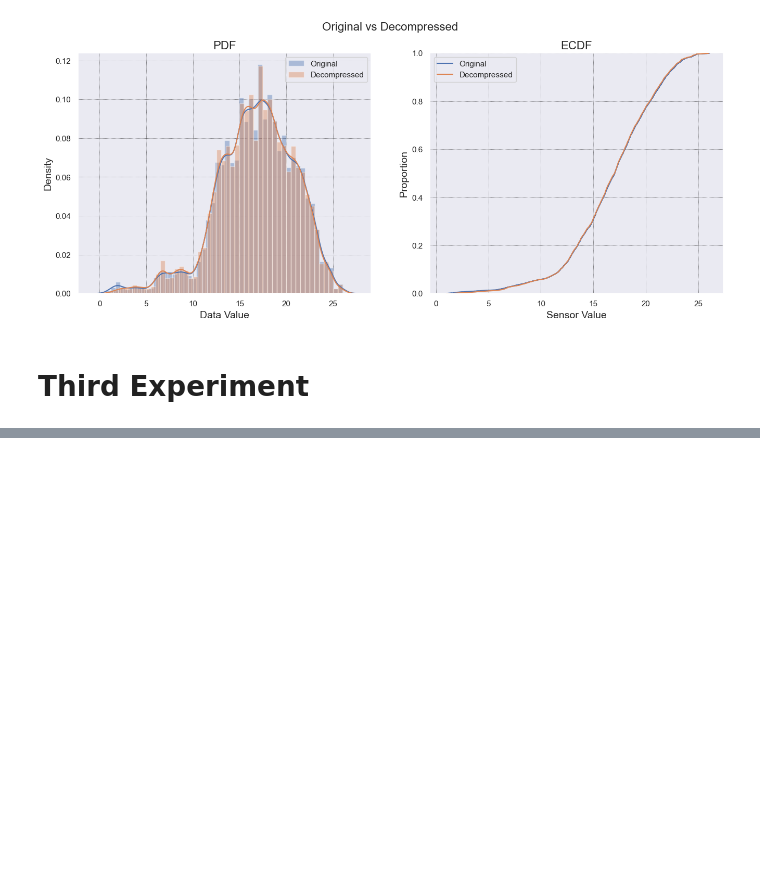
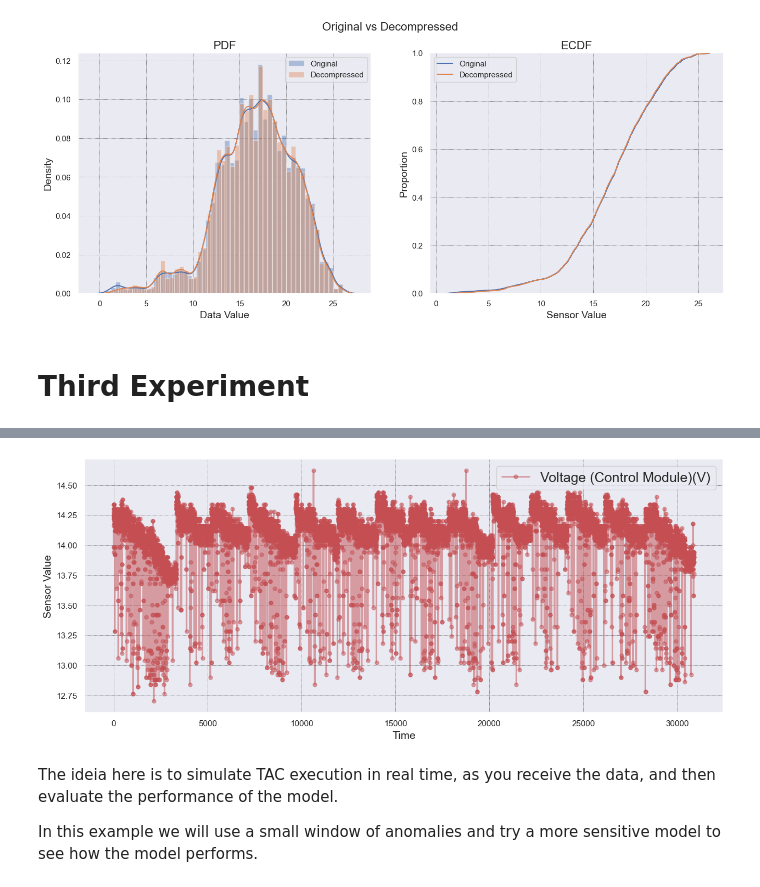
Before and after one commit to conect2ai/Conect2Py-Package, a Jupyter notebook: TAC_UseCase_Example.ipynb, the cells around one changed output, grey strips where cells are left out. Drawn from its saved outputs; the diff is of its cells as text; code cells hidden in the pictures; blank space fills up the shorter version.

```diff
--- a/TAC_UseCase_Example.ipynb
+++ b/TAC_UseCase_Example.ipynb
@@ -834,3 +834,7 @@ https://gist.github.com/mwaskom/de44147ed2974457ad6372750bbe5751
 [figure]
 # %% [markdown]
 # Third Experiment
+# %%
+data = df['Voltage (Control Module)(V)']
+# %%
+sensor_data = pd.DataFrame({'Time': range(1, len(data) + 1), 'Voltage (Control Module)(V)': data })
@@ -836,0 +853,20 @@ https://gist.github.com/mwaskom/de44147ed2974457ad6372750bbe5751
+# %%
+sns.set()
+fig, ax = plt.subplots(1, 1, figsize=(15,6))
+ax.clear()
+# define the curve1 and curve2 based on the params
+curve1 = sensor_data['Voltage (Control Module)(V)']
+curve1_name = 'Voltage (Control Module)(V)'
+# plot the 2 curves
+ax.plot(curve1, color='r', marker='o', linewidth=2, markersize=5, zorder=1, alpha=0.5, label=curve1_name)
+#fig.suptitle('Average trip speed Visualization', fontsize=16)
+ax.legend(fontsize=18, loc='upper right')
+ax.set_ylabel('Sensor Value', fontsize=14)
+ax.set_xlabel('Time', fontsize=14)
+plt.grid(color='k', linestyle=':', linewidth=0.5)
+# %% [output]
+[figure, added]
+# %% [markdown]
+The ideia here is to simulate TAC execution in real time, as you receive the data, and then evaluate the performance of the model.
+
+In this example we will use a small window of anomalies and try a more sensitive model to see how the model performs.
```
Also changed, not shown: parts of 11 cells of this notebook.
